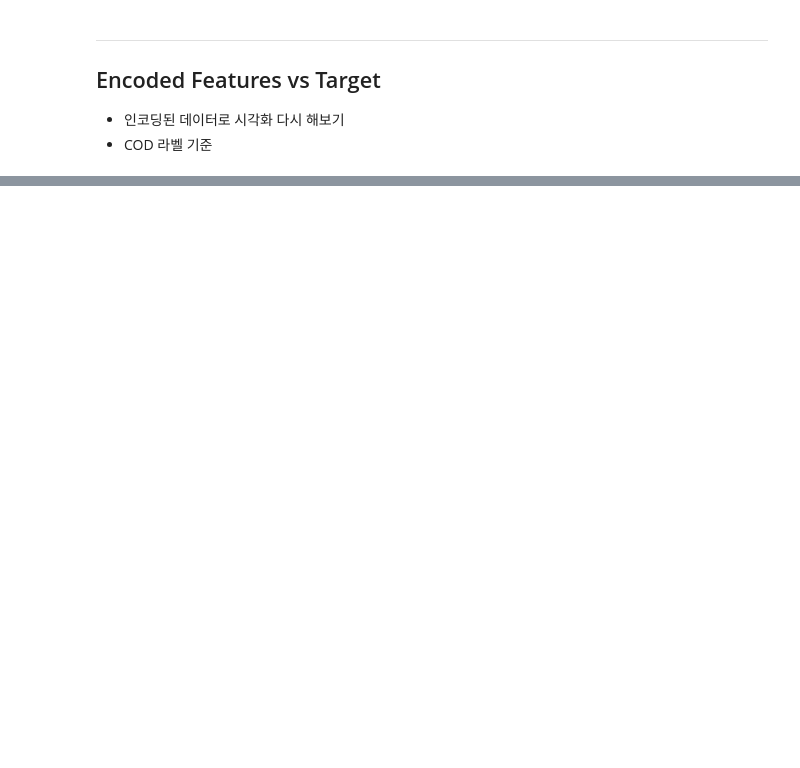
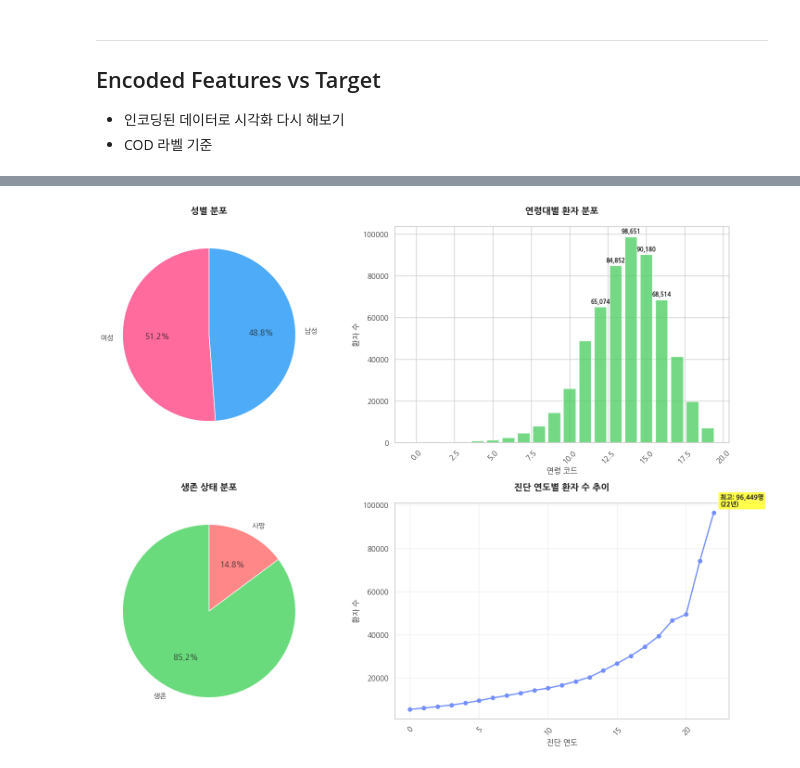
Before and after one commit to Maroco0109/SKN19_2ND_5TEAM, a Jupyter notebook: insight/data_encode_insight_kmj.ipynb, the cells around one changed output, grey strips where cells are left out. Cells and saved outputs as stored; diff of their text form; code cells hidden in the pictures; blank space fills up the shorter version.

```diff
--- a/insight/data_encode_insight_kmj.ipynb
+++ b/insight/data_encode_insight_kmj.ipynb
@@ -37,6 +37,8 @@ plt.rc('axes', unicode_minus=False)
 - COD 라벨 기준
 # %%
 
-DATA_PATH3 = Path('../data/encoded_dataset.csv')
+DATA_PATH3 = Path('../data/EDA/encoded_dataset_COD.csv')
 
 encoded_df = pd.read_csv(DATA_PATH3)
+
+print(encoded_df.info())
@@ -414,16 +96,0 @@ Name: count, dtype: int64
-# %%
-# COD 그룹별 분포 시각화 - 데이터 준비
-# 'Unknown' (Alive) 제외하고 사망한 경우만
-death_data = encoded_df[encoded_df['COD_Group'] != 'Unknown']['COD_Group'].value_counts()
-colors = ['#FF6B6B', '#4ECDC4', '#45B7D1', '#96CEB4', '#FFEAA7', '#DDA0DD']
-total_alive = (encoded_df['COD_Group'] == 'Unknown').sum()
-total_death = (encoded_df['COD_Group'] != 'Unknown').sum()
-
-# 통계 요약 출력
-print("=== COD 그룹별 통계 요약 ===")
-print(f"전체 데이터: {len(encoded_df):,}명")
-print(f"생존자: {total_alive:,}명 ({total_alive/len(encoded_df)*100:.1f}%)")
-print(f"사망자: {total_death:,}명 ({total_death/len(encoded_df)*100:.1f}%)")
-print(f"\n사망자 중 COD 그룹별 비율:")
-for group, count in death_data.items():
-    print(f"  {group}: {count:,}명 ({count/total_death*100:.1f}%)")
@@ -726,0 +154,63 @@ Suicide              41    29.8     13.0  31.3
+# %%
+# 2. 기본 인구학적 특성 및 생존 상태 분포 시각화
+fig, ((ax1, ax2), (ax3, ax4)) = plt.subplots(2, 2, figsize=(16, 12))
+
+# 2-1. 성별 분포
+sex_counts = encoded_df['Sex'].value_counts()
+sex_labels = ['여성', '남성'] if len(sex_counts) == 2 else [f'Sex_{i}' for i in sex_counts.index]
+colors = ['#FF6B9D', '#4DABF7']
+
+ax1.pie(sex_counts.values, labels=sex_labels, autopct='%1.1f%%', colors=colors, startangle=90)
+ax1.set_title('성별 분포', fontsize=14, fontweight='bold', pad=20)
+
+# 2-2. 연령대별 분포
+age_counts = encoded_df['Age recode with <1 year olds and 90+'].value_counts().sort_index()
+ax2.bar(range(len(age_counts)), age_counts.values, color='#51CF66', alpha=0.8)
+ax2.set_title('연령대별 환자 분포', fontsize=14, fontweight='bold', pad=20)
+ax2.set_xlabel('연령 코드')
+ax2.set_ylabel('환자 수')
+ax2.tick_params(axis='x', rotation=45)
+
+# 값 표시 (상위 5개만)
+top_ages = age_counts.nlargest(5)
+for i, (age_code, count) in enumerate(zip(age_counts.index, age_counts.values)):
+    if age_code in top_ages.index:
+        ax2.text(i, count + 1000, f'{count:,}', ha='center', va='bottom', fontsize=9, fontweight='bold')
+
+# 2-3. 생존 상태 분포
+vital_status = encoded_df['Vital status recode (study cutoff used)__enc'].value_counts()
+vital_labels = ['생존', '사망'] if len(vital_status) == 2 else [f'Status_{i}' for i in vital_status.index]
+colors_vital = ['#69DB7C', '#FF8787']
+
+ax3.pie(vital_status.values, labels=vital_labels, autopct='%1.1f%%', colors=colors_vital, startangle=90)
+ax3.set_title('생존 상태 분포', fontsize=14, fontweight='bold', pad=20)
+
+# 2-4. 진단 연도별 환자 수 추이
+year_counts = encoded_df['Year of diagnosis'].value_counts().sort_index()
+ax4.plot(year_counts.index, year_counts.values, marker='o', linewidth=2, markersize=6, color='#748FFC')
+ax4.set_title('진단 연도별 환자 수 추이', fontsize=14, fontweight='bold', pad=20)
+ax4.set_xlabel('진단 연도')
+ax4.set_ylabel('환자 수')
+ax4.grid(True, alpha=0.3)
+ax4.tick_params(axis='x', rotation=45)
+
+# 최고점과 최저점 표시
+max_year = year_counts.idxmax()
+min_year = year_counts.idxmin()
+ax4.annotate(f'최고: {year_counts[max_year]:,}명\n({max_year}년)',
+             xy=(max_year, year_counts[max_year]), xytext=(10, 10),
+             textcoords='offset points', fontsize=10, fontweight='bold',
+             bbox=dict(boxstyle='round,pad=0.3', facecolor='yellow', alpha=0.7))
+
+plt.tight_layout()
+plt.show()
+
+# 요약 통계
+print("=== 기본 통계 요약 ===")
+print(f"총 환자 수: {len(encoded_df):,}명")
+print(f"생존 환자: {vital_status.iloc[0]:,}명 ({vital_status.iloc[0]/len(encoded_df)*100:.1f}%)")
+print(f"사망 환자: {vital_status.iloc[1]:,}명 ({vital_status.iloc[1]/len(encoded_df)*100:.1f}%)")
+print(f"관찰 기간: {year_counts.index.min()}년 ~ {year_counts.index.max()}년 ({year_counts.index.max() - year_counts.index.min() + 1}년간)")
+print(f"연평균 환자 수: {year_counts.mean():.0f}명")
+# %% [output]
+[figure, added]
```
Also changed, not shown: parts of 26 cells of this notebook.
